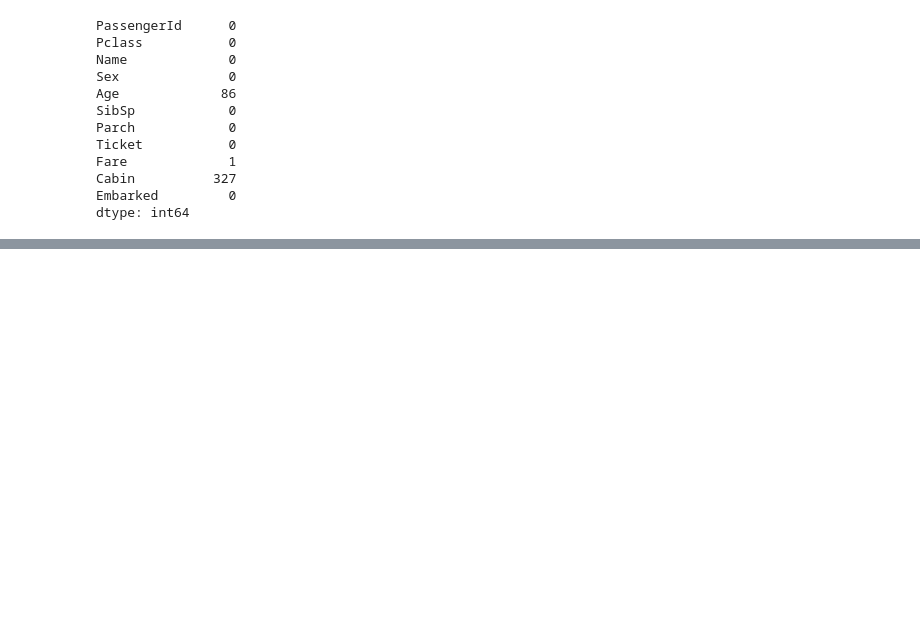
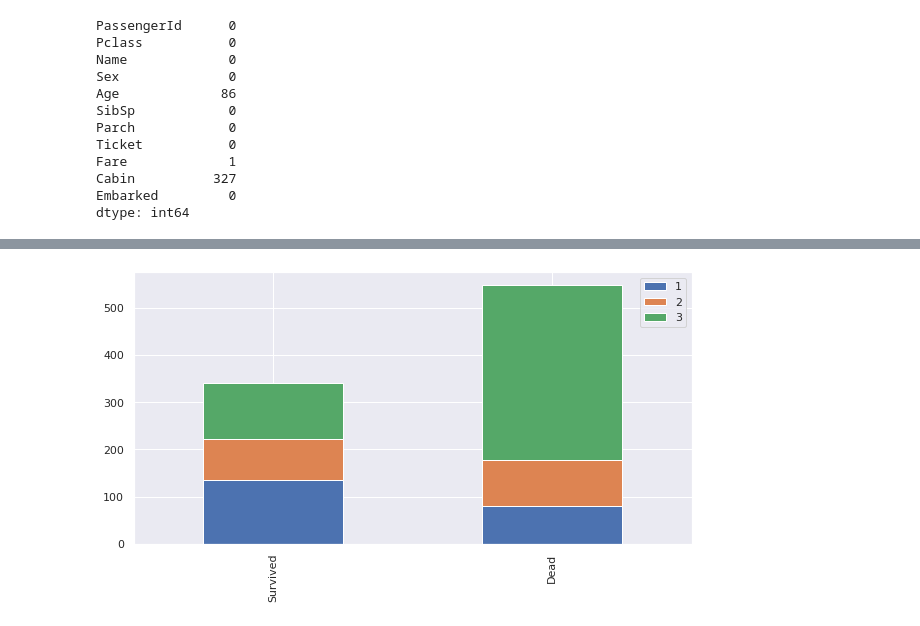
Before and after one commit to Zaedul-Islam/Kaggle, a Jupyter notebook: Titanic - Machine Learning from Disaster/Titanic.ipynb, the cells around one changed output, grey strips where cells are left out. Cells and saved outputs as stored; diff of their text form; code cells hidden in the pictures; blank space fills up the shorter version.

```diff
--- a/Titanic - Machine Learning from Disaster/Titanic.ipynb
+++ b/Titanic - Machine Learning from Disaster/Titanic.ipynb
@@ -137,0 +181,4 @@ dtype: int64
+# %%
+drawBarChart('Pclass')
+# %% [output]
+[figure, added]
```
Also changed, not shown: parts of 12 cells of this notebook.
